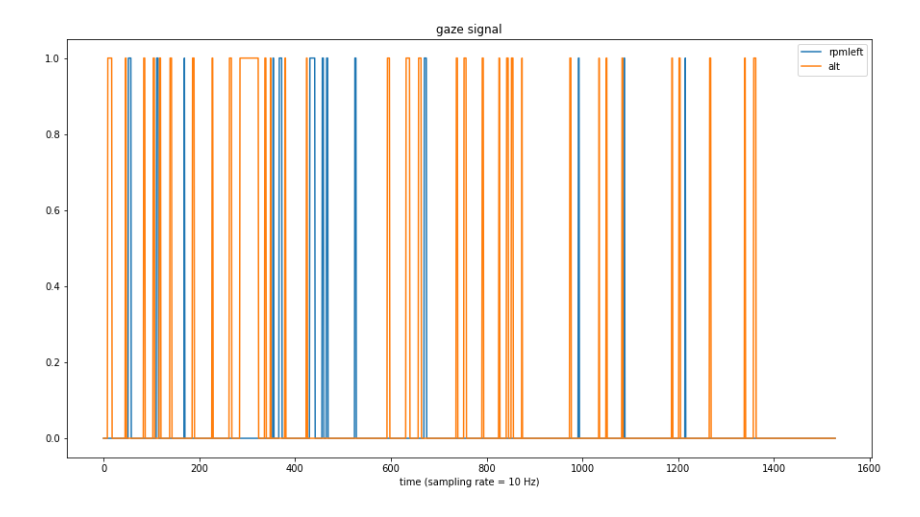
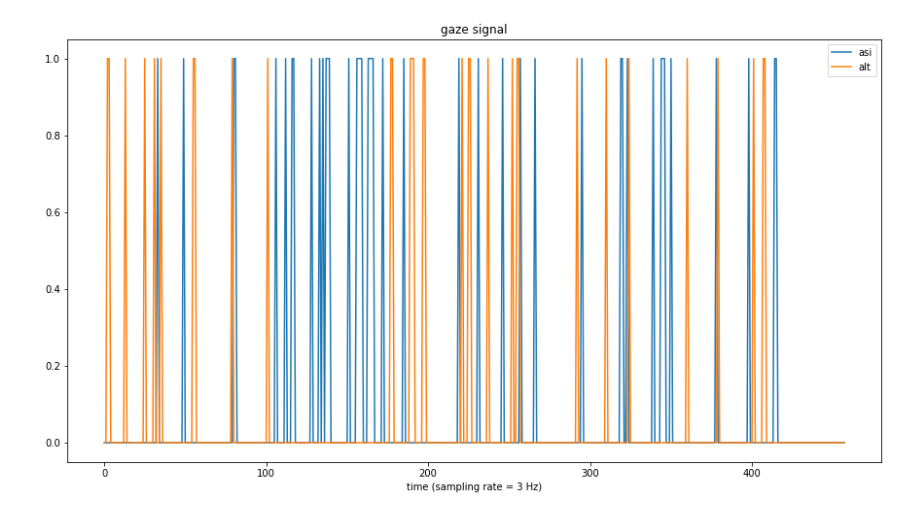
Before and after one commit to habom2310/eye-tracking-in-aviation, a Jupyter notebook: Granger Causation Test.ipynb, the cells around one changed output. Saved outputs shown, nothing was run; the diff lists cells and outputs as text; code cells hidden in the pictures.

```diff
--- a/Granger Causation Test.ipynb
+++ b/Granger Causation Test.ipynb
@@ -20,7 +20,7 @@ document = mongo.find_one({"pID": pID, "trial": trial})
 d_data = document["data"]
 df_data = pd.DataFrame(d_data)
 
-sr = 10
+sr = 3
 signal = granger_causation_test.create_signal_from_transitions(df_data, sr)
 
 df_granger = granger_causation_test.granger_causality_test(signal)
@@ -200,6 +197,6 @@ def draw_signals(signal, rois, metadata):
     ax.legend()
     plt.title("gaze signal")
 # %%
-draw_signals(signal, ["rpmleft", "alt"], metadata)
+draw_signals(signal, ["asi", "alt"], metadata)
 # %% [output]
-[figure, old version]
+[figure, new version]
```
Also changed, not shown: parts of 6 cells of this notebook, 6 other files.
